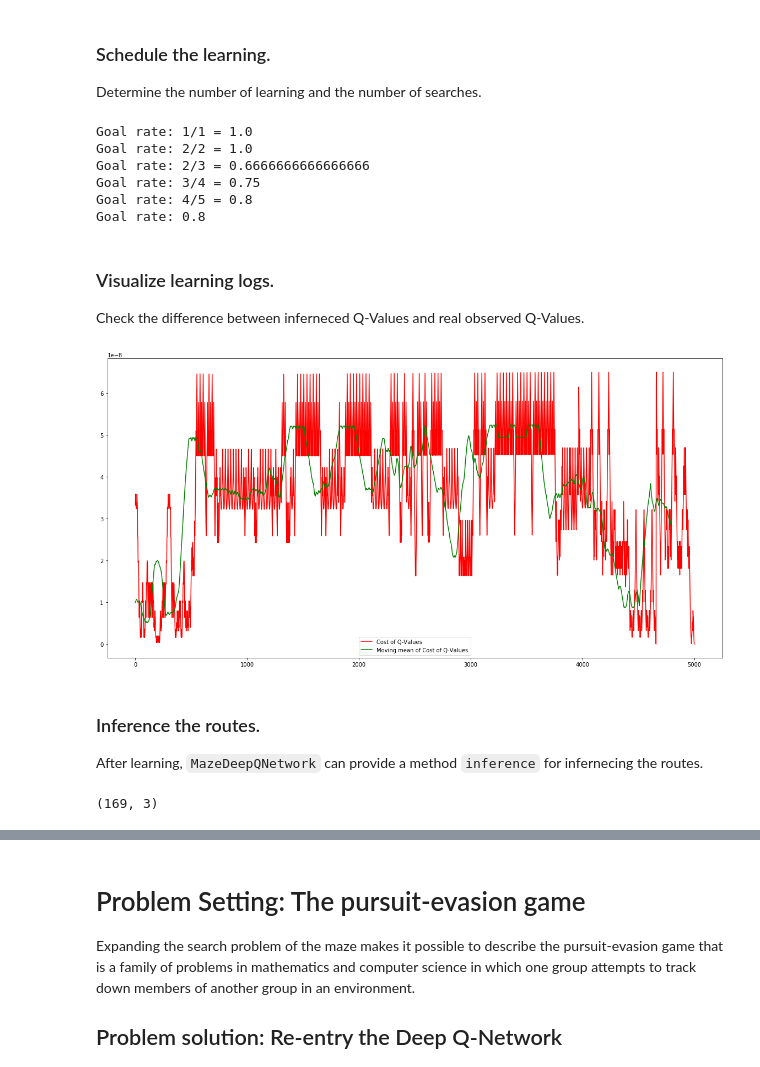
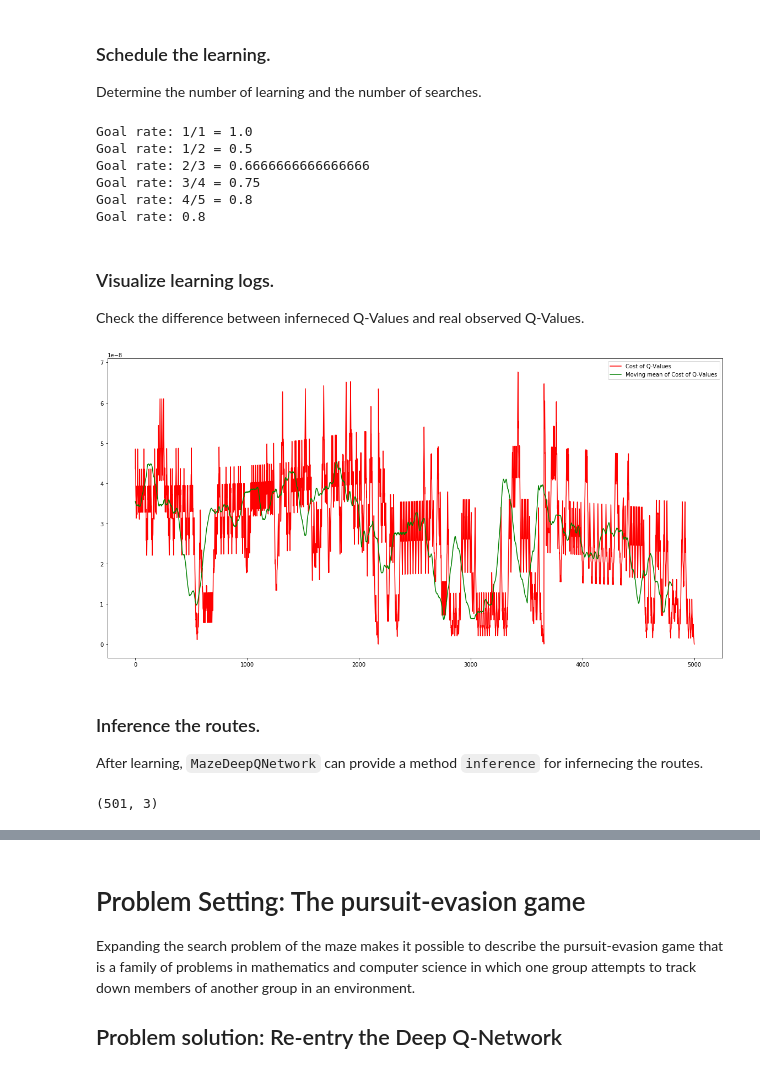
Before and after one commit to accel-brain/accel-brain-code, a Jupyter notebook: Reinforcement-Learning/demo/search_maze_by_deep_q_network.ipynb, the cells around one changed output, grey strips where cells are left out. Saved outputs shown, nothing was run; the diff lists cells and outputs as text; code cells hidden in the pictures.

```diff
--- a/Reinforcement-Learning/demo/search_maze_by_deep_q_network.ipynb
+++ b/Reinforcement-Learning/demo/search_maze_by_deep_q_network.ipynb
@@ -173,6 +175,13 @@ layerable_cnn_list=[
     conv1,
     conv2
 ]
+# %%
+cnn_output_graph = CNNOutputGraph(
+    TanhFunction(),
+    hidden_dim=400,
+    output_dim=1,
+    scale=0.1
+)
 # %%
 # CNN as a function approximator.
 function_approximator = CNNFA(
@@ -180,6 +189,8 @@ function_approximator = CNNFA(
     batch_size=batch_size,
     # Stacked CNNs.
     layerable_cnn_list=layerable_cnn_list,
+    # Computation graph in output layer.
+    cnn_output_graph=cnn_output_graph,
     # Learning rate.
     learning_rate=1e-05,
     # is-a `pydbm.loss.interface.computable_loss.ComputableLoss`.
@@ -188,8 +199,6 @@ function_approximator = CNNFA(
     opt_params=None,
     # is-a `pydbm.verification.interface.verificatable_result.VerificatableResult`.
     verificatable_result=None,
-    # is-a `pydbm.activation.interface.activation_function.ActivationFunction`.
-    fc_activation_function=TanhFunction(),
     # Verbose mode or not.
     verbose_mode=True
 )
@@ -272,7 +281,7 @@ for _ in range(game_n):
 print("Goal rate: " + str(goal_n / total_n))
 # %% [output]
 Goal rate: 1/1 = 1.0
-Goal rate: 2/2 = 1.0
+Goal rate: 1/2 = 0.5
 Goal rate: 2/3 = 0.6666666666666666
 Goal rate: 3/4 = 0.75
 Goal rate: 4/5 = 0.8
@@ -283,23 +292,21 @@ Goal rate: 0.8
 Check the difference between inferneced Q-Values and real observed Q-Values.
 # %%
 import pandas as pd
-df = pd.DataFrame(function_approximator.q_logs_list, columns=["q", "real_q", "cost"])
+df = pd.DataFrame(function_approximator.loss_list, columns=["cost"])
 
 num = 100
 b = np.ones(num)/num
 
 q_cost_arr = np.convolve(df.cost.values[-5000:], b, mode="same")[num:-num]
-q_c_arr = np.convolve(df.q.values[-5000:], b, mode='same')[num:-num]
-real_q_c_arr = np.convolve(df.real_q.values[-5000:], b, mode='same')[num:-num]
 
 plt.figure(figsize=(20, 10))
 plt.plot(df.cost.values[-5000:], label="Cost of Q-Values", color="red")
 plt.plot(q_cost_arr, label="Moving mean of Cost of Q-Values", color="green")
 plt.legend()
 plt.show()
 plt.close()
 # %% [output]
-[figure, old version]
+[figure, new version]
 # %% [markdown]
 ### Inference the routes.
 
@@ -318,7 +325,7 @@ route_list = deep_q_learning.inference(
 result_df = pd.DataFrame(route_list, columns=["x", "y", "q_value"])
 result_df.shape
 # %% [output]
-(169, 3)
+(501, 3)
 # %%
 from PIL import Image
 from PIL import ImageFont
```
Also changed, not shown: parts of 10 cells of this notebook.
